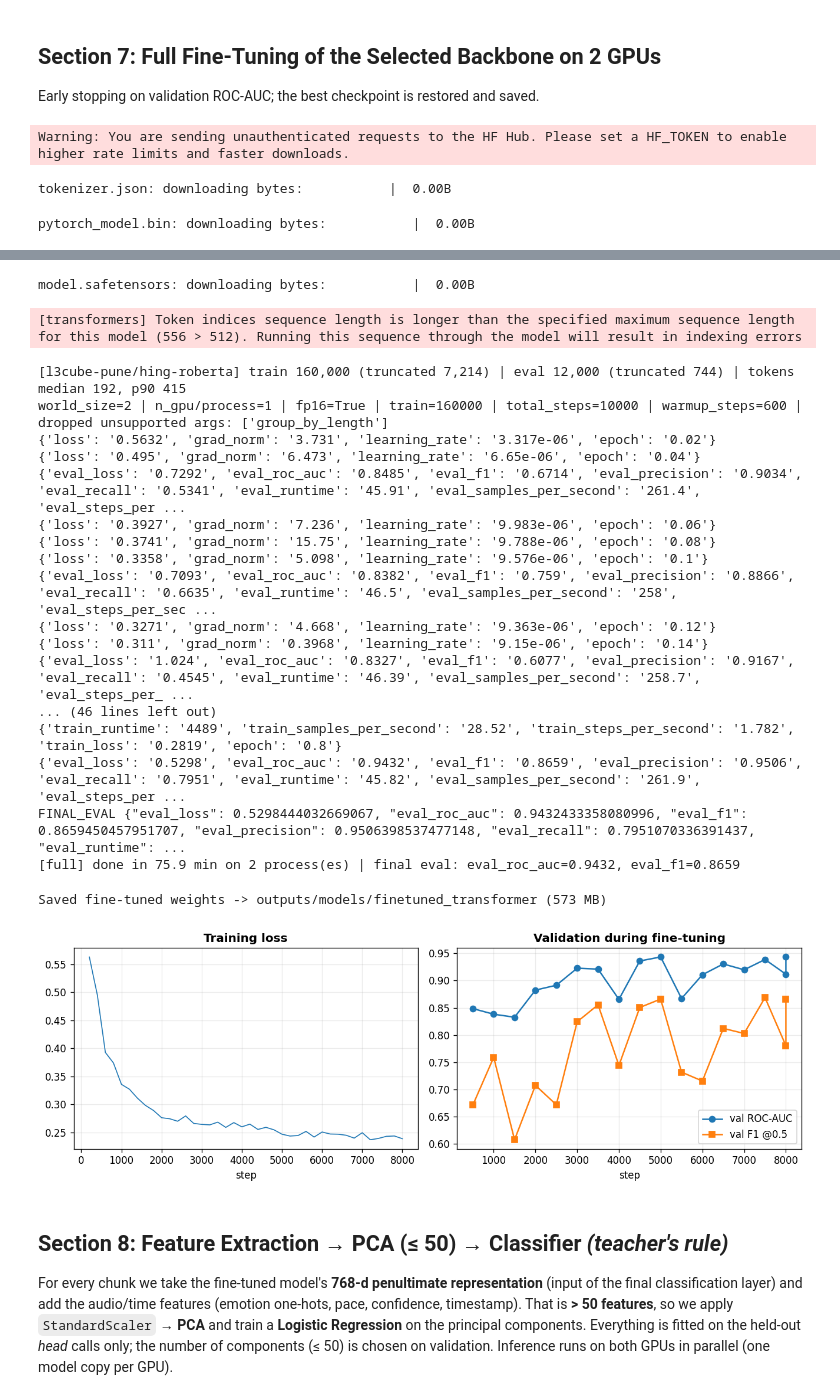
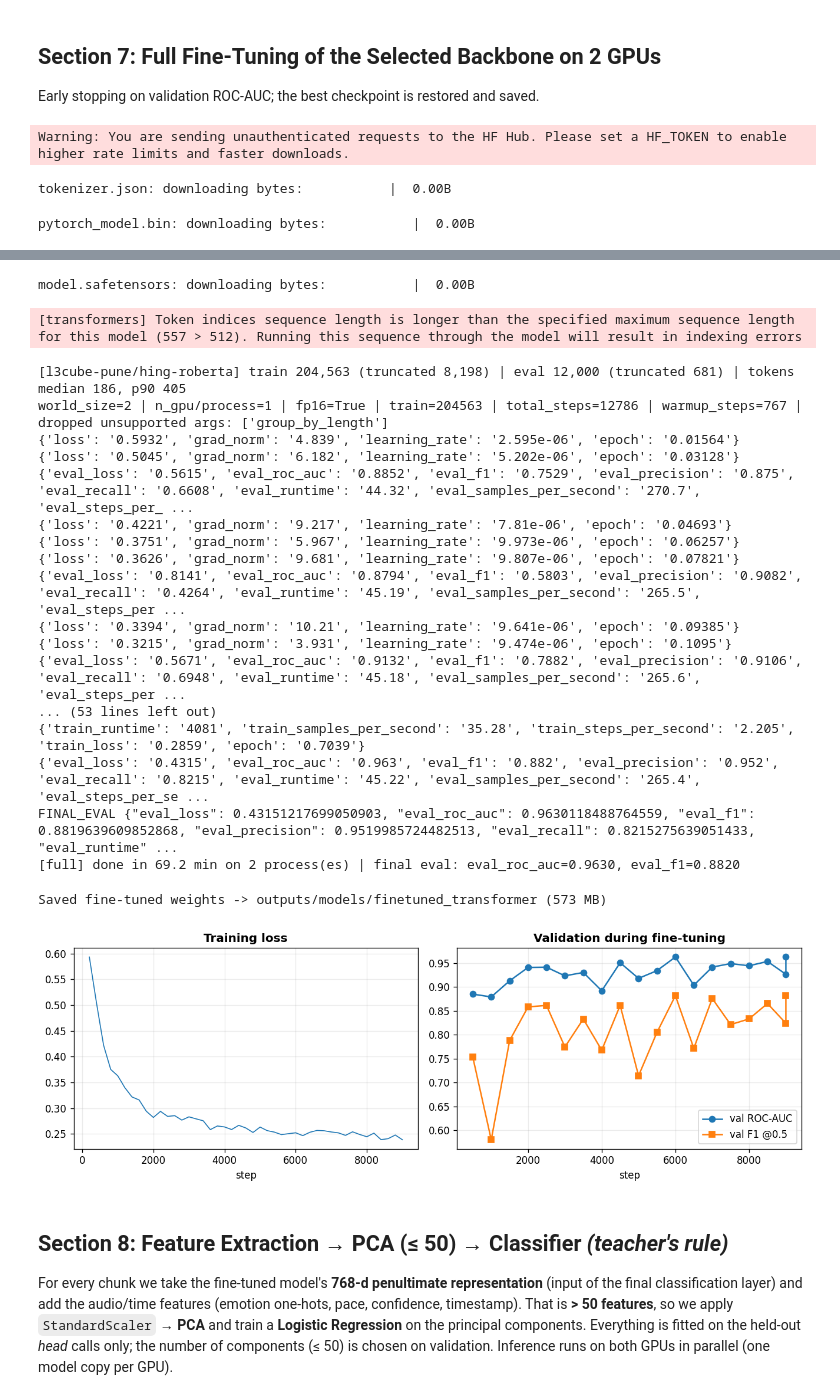
Before and after one commit to HemanthM2006/fraud-detection-pipeline, a Jupyter notebook: notebooks/hemanth_hinglish_transformer.ipynb, the cells around one changed output, grey strips where cells are left out. Saved outputs shown, nothing was run; the diff lists cells and outputs as text; code cells hidden in the pictures.

```diff
--- a/notebooks/hemanth_hinglish_transformer.ipynb
+++ b/notebooks/hemanth_hinglish_transformer.ipynb
@@ -29,7 +33,9 @@ SMOKE = False  # papermill parameter: True = tiny end-to-end test run
 SMOKE = False
 # %%
 import gc
+import importlib.util
 import json
+import re
 import os
 import random
 import subprocess
@@ -59,7 +65,7 @@ except ImportError:
     subprocess.run([sys.executable, "-m", "pip", "install", "-q", "transformers", "datasets", "accelerate"], check=True)
 import transformers
 from datasets import Dataset
-from transformers import AutoModelForSequenceClassification, AutoTokenizer
+from transformers import AutoConfig, AutoModelForSequenceClassification, AutoTokenizer
 from huggingface_hub import snapshot_download
 
 RANDOM_SEED = 42
@@ -80,12 +86,19 @@ EARLY_STOP_PATIENCE = 6       # evaluations (x 500 steps) without ROC-AUC improv
 HEAD_FRACTION = 0.10          # share of TRAIN calls kept out of fine-tuning, used to fit PCA + classifier
 PCA_GRID = [10, 20, 30, 40, 50]   # teacher's rule: <= 50 features after PCA
 TOP_N_EMOTIONS = 12
+LEGIT_HOLDOUT_FRACTION = 0.15 # legit TRAIN calls moved to validation/test (false-alarm measurement)
+NOISE_TRAIN_FRACTION = 0.30   # share of training texts given ASR-style noise
+NOISE_WORD_PROB = 0.08        # per-word corruption probability inside a noised text
+TARGET_LEGIT_FALSE_ALARM = 0.10   # deployment constraint: <= 10 % of legitimate calls may get an ALERT
+REVIEW_LEGIT_RATE = 0.30      # REVIEW band may touch at most 30 % of legitimate calls
+POLICY_ALPHAS = [1.0, 0.6, 0.3]   # EMA smoothing (1.0 = no smoothing)
+POLICY_KS = [1, 2, 3]             # consecutive high-risk chunks required for ALERT
 
 if SMOKE:
     CALLS_PER_SPLIT, FT_TRAIN_MAX, VAL_EVAL_MAX = 80, 400, 200
     BAKEOFF_TRAIN, BAKEOFF_EVAL, BAKEOFF_STEPS, FULL_MAX_STEPS, EVAL_STEPS = 120, 100, 3, 12, 6
 else:
-    CALLS_PER_SPLIT, FT_TRAIN_MAX, VAL_EVAL_MAX = None, 160_000, 12_000
+    CALLS_PER_SPLIT, FT_TRAIN_MAX, VAL_EVAL_MAX = None, 400_000, 12_000   # all unique fine-tune chunks
     BAKEOFF_TRAIN, BAKEOFF_EVAL, BAKEOFF_STEPS, FULL_MAX_STEPS, EVAL_STEPS = 24_000, 6_000, None, None, 500
 
 def seed_everything(seed=RANDOM_SEED):
@@ -141,6 +154,13 @@ def locate_data_dir():
 
 DATA_DIR = locate_data_dir()
 SHARDS = {s: sorted(DATA_DIR.rglob(f"{s}-*.parquet")) for s in ("train", "validation", "test")}
+cd_files = sorted(DATA_DIR.rglob("cross_domain-*.parquet"))
+if not cd_files and Path("/kaggle/input").exists():
+    cd_files = sorted(Path("/kaggle/input").rglob("cross_domain-*.parquet"))
+if cd_files:
+    SHARDS["cross_domain"] = cd_files   # 5 scam types never seen in training (final test only)
+else:
+    print("WARNING: cross-domain shards not found - unseen-scam-type test will be skipped")
 print("Data directory:", DATA_DIR.resolve(), {k: len(v) for k, v in SHARDS.items()})
 assert all(SHARDS.values()), "Missing parquet shards"
 
@@ -441,7 +554,7 @@ Selected backbone: l3cube-pune/hing-roberta
 ## Section 7: Full Fine-Tuning of the Selected Backbone on 2 GPUs
 Early stopping on validation ROC-AUC; the best checkpoint is restored and saved.
 # %%
-tr_dir, ev_dir = prepare_model_data(BEST_BACKBONE, ft_train, val_eval, tag="full")
+tr_dir, ev_dir = prepare_model_data(BEST_BACKBONE, ft_train_aug, val_eval, tag="full")
 FT_FP32_DIR = WORK_DIR / "full_best_fp32"
 full_res = run_ddp(BEST_BACKBONE, tr_dir, ev_dir, tag="full", save_dir=FT_FP32_DIR, epochs=NUM_EPOCHS, max_steps=FULL_MAX_STEPS)
 
@@ -478,32 +591,32 @@ lm_head.layer_norm.weight  | UNEXPECTED |
 classifier.out_proj.weight | MISSING    |
 classifier.out_proj.bias   | MISSING    |
 classifier.dense.bias      | MISSING    |
 classifier.dense.weight    | MISSING    |
 
 Notes:
 - UNEXPECTED:   can be ignored when loading from different task/architecture; not ok if you expect identical arch.
 - MISSING:      those params were newly initialized because missing from the checkpoint. Consider training on your downstream task.
 model.safetensors: downloading bytes:           |  0.00B
-[transformers] Token indices sequence length is longer than the specified maximum sequence length for this model (556 > 512). Running this sequence through the model will result in indexing errors
+[transformers] Token indices sequence length is longer than the specified maximum sequence length for this model (557 > 512). Running this sequence through the model will result in indexing errors
-[l3cube-pune/hing-roberta] train 160,000 (truncated 7,214) | eval 12,000 (truncated 744) | tokens median 192, p90 415
-world_size=2 | n_gpu/process=1 | fp16=True | train=160000 | total_steps=10000 | warmup_steps=600 | dropped unsupported args: ['group_by_length']
-{'loss': '0.5632', 'grad_norm': '3.731', 'learning_rate': '3.317e-06', 'epoch': '0.02'}
-{'loss': '0.495', 'grad_norm': '6.473', 'learning_rate': '6.65e-06', 'epoch': '0.04'}
-{'eval_loss': '0.7292', 'eval_roc_auc': '0.8485', 'eval_f1': '0.6714', 'eval_precision': '0.9034', 'eval_recall': '0.5341', 'eval_runtime': '45.91', 'eval_samples_per_second': '261.4', 'eval_steps_per ...
-{'loss': '0.3927', 'grad_norm': '7.236', 'learning_rate': '9.983e-06', 'epoch': '0.06'}
-{'loss': '0.3741', 'grad_norm': '15.75', 'learning_rate': '9.788e-06', 'epoch': '0.08'}
-{'loss': '0.3358', 'grad_norm': '5.098', 'learning_rate': '9.576e-06', 'epoch': '0.1'}
-{'eval_loss': '0.7093', 'eval_roc_auc': '0.8382', 'eval_f1': '0.759', 'eval_precision': '0.8866', 'eval_recall': '0.6635', 'eval_runtime': '46.5', 'eval_samples_per_second': '258', 'eval_steps_per_sec ...
-{'loss': '0.3271', 'grad_norm': '4.668', 'learning_rate': '9.363e-06', 'epoch': '0.12'}
-{'loss': '0.311', 'grad_norm': '0.3968', 'learning_rate': '9.15e-06', 'epoch': '0.14'}
-{'eval_loss': '1.024', 'eval_roc_auc': '0.8327', 'eval_f1': '0.6077', 'eval_precision': '0.9167', 'eval_recall': '0.4545', 'eval_runtime': '46.39', 'eval_samples_per_second': '258.7', 'eval_steps_per_ ...
-... (46 lines left out)
-{'train_runtime': '4489', 'train_samples_per_second': '28.52', 'train_steps_per_second': '1.782', 'train_loss': '0.2819', 'epoch': '0.8'}
-{'eval_loss': '0.5298', 'eval_roc_auc': '0.9432', 'eval_f1': '0.8659', 'eval_precision': '0.9506', 'eval_recall': '0.7951', 'eval_runtime': '45.82', 'eval_samples_per_second': '261.9', 'eval_steps_per ...
-FINAL_EVAL {"eval_loss": 0.5298444032669067, "eval_roc_auc": 0.9432433358080996, "eval_f1": 0.8659450457951707, "eval_precision": 0.9506398537477148, "eval_recall": 0.7951070336391437, "eval_runtime": ...
-[full] done in 75.9 min on 2 process(es) | final eval: eval_roc_auc=0.9432, eval_f1=0.8659
+[l3cube-pune/hing-roberta] train 204,563 (truncated 8,198) | eval 12,000 (truncated 681) | tokens median 186, p90 405
+world_size=2 | n_gpu/process=1 | fp16=True | train=204563 | total_steps=12786 | warmup_steps=767 | dropped unsupported args: ['group_by_length']
+{'loss': '0.5932', 'grad_norm': '4.839', 'learning_rate': '2.595e-06', 'epoch': '0.01564'}
+{'loss': '0.5045', 'grad_norm': '6.182', 'learning_rate': '5.202e-06', 'epoch': '0.03128'}
+{'eval_loss': '0.5615', 'eval_roc_auc': '0.8852', 'eval_f1': '0.7529', 'eval_precision': '0.875', 'eval_recall': '0.6608', 'eval_runtime': '44.32', 'eval_samples_per_second': '270.7', 'eval_steps_per_ ...
+{'loss': '0.4221', 'grad_norm': '9.217', 'learning_rate': '7.81e-06', 'epoch': '0.04693'}
+{'loss': '0.3751', 'grad_norm': '5.967', 'learning_rate': '9.973e-06', 'epoch': '0.06257'}
+{'loss': '0.3626', 'grad_norm': '9.681', 'learning_rate': '9.807e-06', 'epoch': '0.07821'}
+{'eval_loss': '0.8141', 'eval_roc_auc': '0.8794', 'eval_f1': '0.5803', 'eval_precision': '0.9082', 'eval_recall': '0.4264', 'eval_runtime': '45.19', 'eval_samples_per_second': '265.5', 'eval_steps_per ...
+{'loss': '0.3394', 'grad_norm': '10.21', 'learning_rate': '9.641e-06', 'epoch': '0.09385'}
+{'loss': '0.3215', 'grad_norm': '3.931', 'learning_rate': '9.474e-06', 'epoch': '0.1095'}
+{'eval_loss': '0.5671', 'eval_roc_auc': '0.9132', 'eval_f1': '0.7882', 'eval_precision': '0.9106', 'eval_recall': '0.6948', 'eval_runtime': '45.18', 'eval_samples_per_second': '265.6', 'eval_steps_per ...
+... (53 lines left out)
+{'train_runtime': '4081', 'train_samples_per_second': '35.28', 'train_steps_per_second': '2.205', 'train_loss': '0.2859', 'epoch': '0.7039'}
+{'eval_loss': '0.4315', 'eval_roc_auc': '0.963', 'eval_f1': '0.882', 'eval_precision': '0.952', 'eval_recall': '0.8215', 'eval_runtime': '45.22', 'eval_samples_per_second': '265.4', 'eval_steps_per_se ...
+FINAL_EVAL {"eval_loss": 0.43151217699050903, "eval_roc_auc": 0.9630118488764559, "eval_f1": 0.8819639609852868, "eval_precision": 0.9519985724482513, "eval_recall": 0.8215275639051433, "eval_runtime" ...
+[full] done in 69.2 min on 2 process(es) | final eval: eval_roc_auc=0.9630, eval_f1=0.8820
 Saved fine-tuned weights -> outputs/models/finetuned_transformer (573 MB)
-[figure, old version]
+[figure, new version]
 # %% [markdown]
 ## Section 8: Feature Extraction → PCA (≤ 50) → Classifier  *(teacher's rule)*
 For every chunk we take the fine-tuned model's **768-d penultimate representation** (input of the final classification layer) and add the audio/time features (emotion one-hots, pace, confidence, timestamp). That is **> 50 features**, so we apply `StandardScaler` → **PCA** and train a **Logistic Regression** on the principal components. Everything is fitted on the held-out *head* calls only; the number of components (≤ 50) is chosen on validation. Inference runs on both GPUs in parallel (one model copy per GPU).
```
Also changed, not shown: parts of 19 cells of this notebook, 8 other files.
